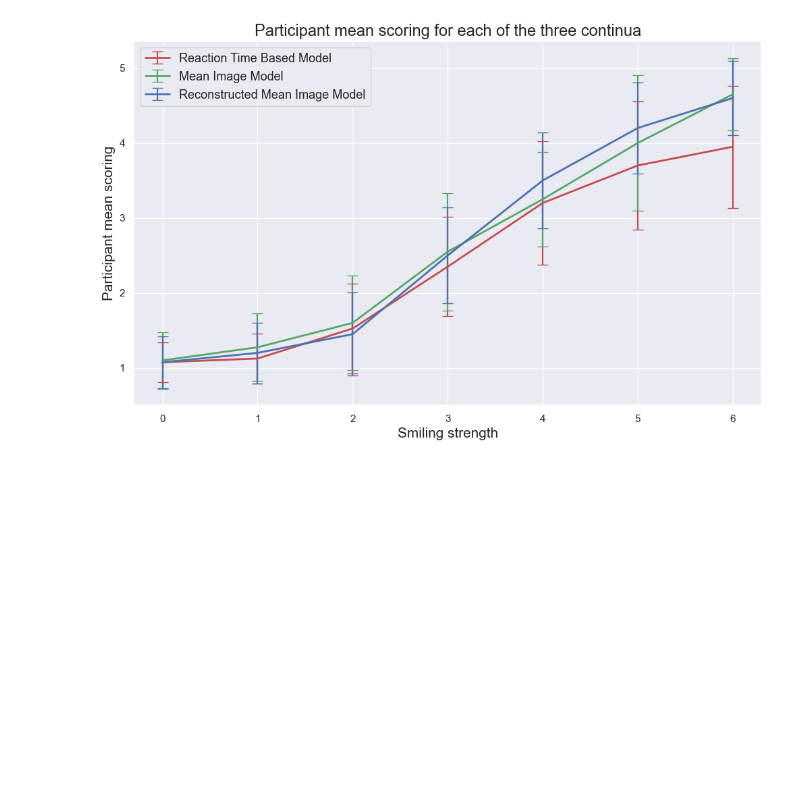
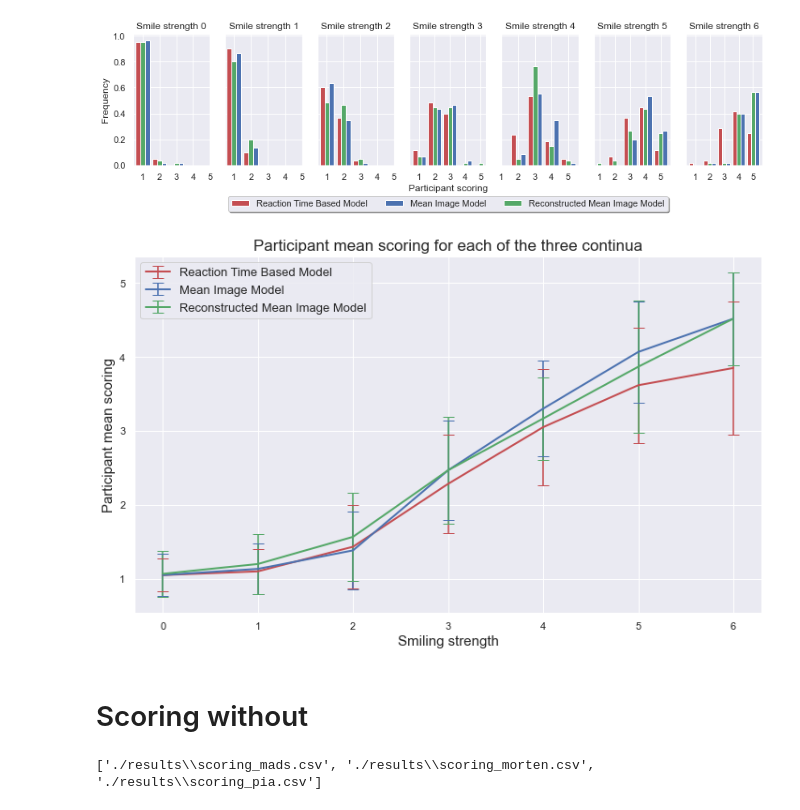
Before and after one commit to simonamtoft/face-perception-modelling, a Jupyter notebook: Evaluating Models.ipynb, the cells around one changed output. Cells and saved outputs as stored; diff of their text form; code cells hidden in the pictures; blank space fills up the shorter version.

```diff
--- a/Evaluating Models.ipynb
+++ b/Evaluating Models.ipynb
@@ -14,0 +31,30 @@ print(scoring_file_paths)
+# %%
+# create barplot from DataFrame
+def plot_scores_bar(df: pd.DataFrame, save_name: str) -> None:
+    # get barplots over the continuum for all three methods
+    _, ax = plt.subplots(1, 7, figsize=(14, 3), sharey=True)
+    for colname in df:
+        idx = 6 - int(colname.split('_')[-1])
+        color, xd = model_map[colname.split('/')[-1][:-2]]
+
+        scores, counts = np.unique(df[colname].values, return_counts=True)
+        counts = counts / np.sum(counts)
+
+        ax[idx].bar(scores + xd, counts, width=0.28, color=color)
+
+    # formatting
+    for i in range(7):
+        ax[i].set_title(f'Smile strength {i}')
+        ax[i].set_xticks([1, 2, 3, 4, 5])
+    ax[0].set_ylabel('Frequency')
+    ax[3].set_xlabel('Participant scoring')
+    ax[3].legend(
+        model_names,
+        loc='upper center',
+        bbox_to_anchor=(0.5, -0.2),
+        fancybox=True,
+        shadow=True,
+        ncol=5
+    )
+    plt.savefig('./results/' + save_name, bbox_inches='tight')
+    plt.show()
@@ -81,20 +110,19 @@ df_mean = get_cols(mean_scores, 'mean')
-# %%
-# display error bar plot of the individual methods
-plt.figure(figsize=(12, 7))
-xs = np.arange(6, -1, -1)
-colors = ['r', 'g', 'b']
-for idx, df in enumerate([df_cidx, df_recon, df_mean]):
-    # get mean and std
-    ys = df.loc['mean'].sort_index().values
-    stds = df.loc['std'].sort_index().values
-
-    # display error bar plot
-    plt.errorbar(xs, ys, yerr=stds, linewidth=2, elinewidth=1.6, capsize=6, color=colors[idx], label=model_names[idx])
-plt.ylabel('Participant mean scoring', fontsize=15)
-plt.xlabel('Smiling strength', fontsize=15)
-plt.title('Participant mean scoring for each of the three continua', fontsize=17)
-plt.legend(fontsize=13)
-plt.savefig('./results/continua_eval_err.png', bbox_inches='tight')
-plt.show()
-# %% [output]
-[figure, removed]
+# %%
+plot_scores_bar(df_scores, 'continua_eval_bar.png')
+# %% [output]
+[figure, added]
+# %%
+plot_scores_mean(mean_scores, 'continua_eval_err.png')
+# %% [output]
+[figure, added]
+# %% [markdown]
+# Scoring without
+# %%
+# remove Simon, Marc and Janus
+scoring_file_paths_2 = [
+    path for path in scoring_file_paths
+    if not any(name in path for name in ['Marc', 'JJ', 'simon'])
+]
+print(scoring_file_paths_2)
+# %% [output]
+['./results\\scoring_mads.csv', './results\\scoring_morten.csv', './results\\scoring_pia.csv']
```
Also changed, not shown: parts of 14 cells of this notebook, 5 other files.
